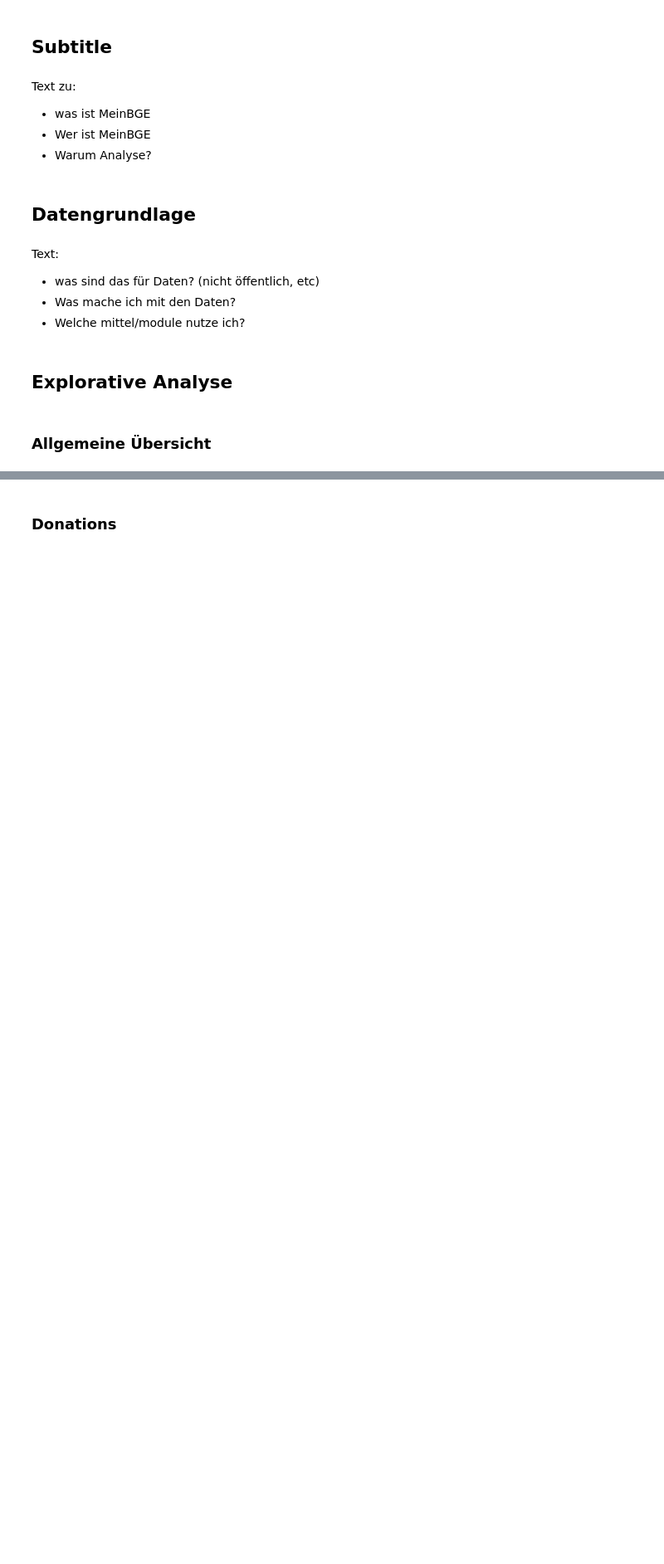
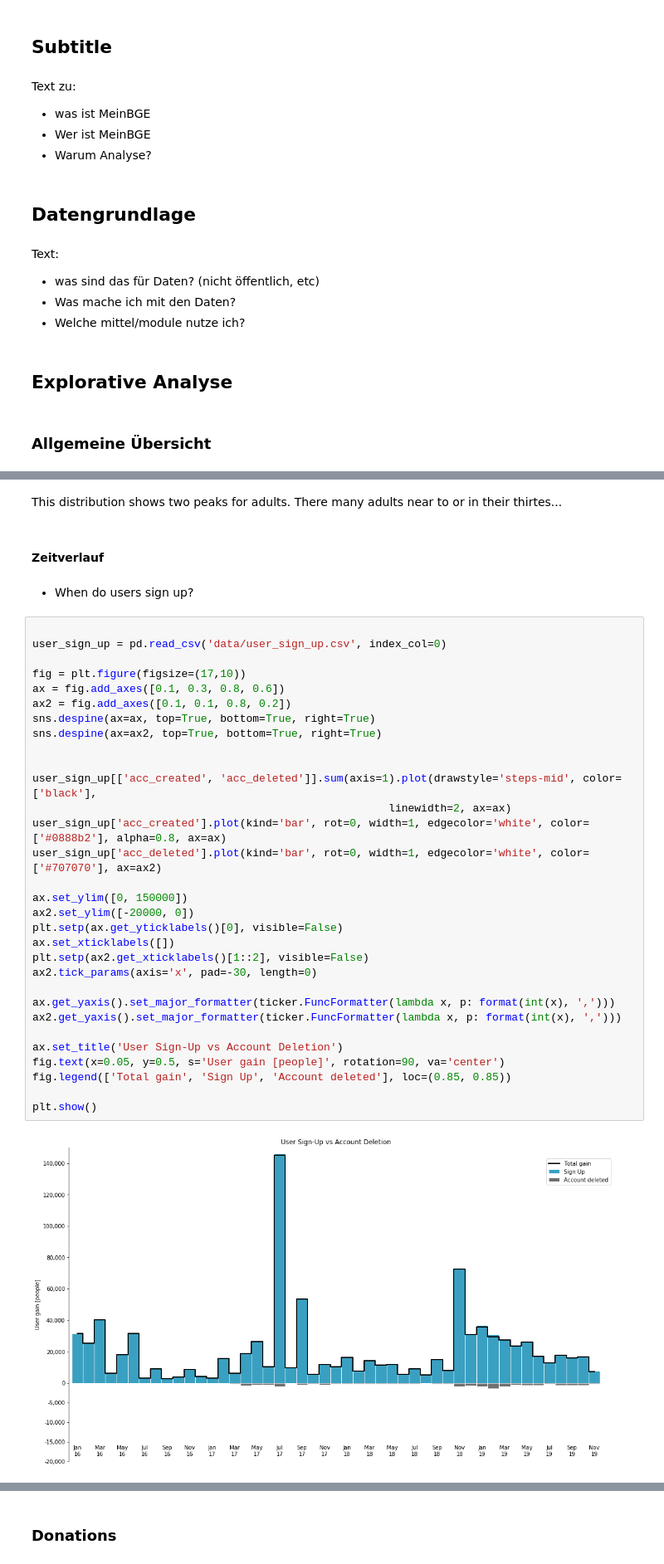
Before and after one commit to adrian-baumann/basic-income-explorative-analysis, a Jupyter notebook: MeinBGE-Data-Analysis.ipynb, the cells around one changed output, grey strips where cells are left out. Shown at 83% size. Saved outputs shown, nothing was run; the diff lists cells and outputs as text; blank space fills up the shorter version.

```diff
--- a/MeinBGE-Data-Analysis.ipynb
+++ b/MeinBGE-Data-Analysis.ipynb
@@ -37,0 +77,39 @@ In the last years <i>Anzahl Erwachsene mit GE</i> adult users and <i>Anzahl Kind
+# %% [markdown]
+This distribution shows two peaks for adults. There many adults near to or in their thirtes...
+# %% [markdown]
+#### Zeitverlauf
+# %% [markdown]
+- When do users sign up?
+# %%
+
+user_sign_up = pd.read_csv('data/user_sign_up.csv', index_col=0)
+
+fig = plt.figure(figsize=(17,10))
+ax = fig.add_axes([0.1, 0.3, 0.8, 0.6])
+ax2 = fig.add_axes([0.1, 0.1, 0.8, 0.2])
+sns.despine(ax=ax, top=True, bottom=True, right=True)
+sns.despine(ax=ax2, top=True, bottom=True, right=True)
+
+
+user_sign_up[['acc_created', 'acc_deleted']].sum(axis=1).plot(drawstyle='steps-mid', color=['black'],
+                                                       linewidth=2, ax=ax)
+user_sign_up['acc_created'].plot(kind='bar', rot=0, width=1, edgecolor='white', color=['#0888b2'], alpha=0.8, ax=ax)
+user_sign_up['acc_deleted'].plot(kind='bar', rot=0, width=1, edgecolor='white', color=['#707070'], ax=ax2)
+
+ax.set_ylim([0, 150000])
+ax2.set_ylim([-20000, 0])
+plt.setp(ax.get_yticklabels()[0], visible=False)
+ax.set_xticklabels([])
+plt.setp(ax2.get_xticklabels()[1::2], visible=False)
+ax2.tick_params(axis='x', pad=-30, length=0)
+
+ax.get_yaxis().set_major_formatter(ticker.FuncFormatter(lambda x, p: format(int(x), ',')))
+ax2.get_yaxis().set_major_formatter(ticker.FuncFormatter(lambda x, p: format(int(x), ',')))
+
+ax.set_title('User Sign-Up vs Account Deletion')
+fig.text(x=0.05, y=0.5, s='User gain [people]', rotation=90, va='center')
+fig.legend(['Total gain', 'Sign Up', 'Account deleted'], loc=(0.85, 0.85))
+
+plt.show()
+# %% [output]
+[figure, added]
```
Also changed, not shown: parts of 26 cells of this notebook, 8 other files.
